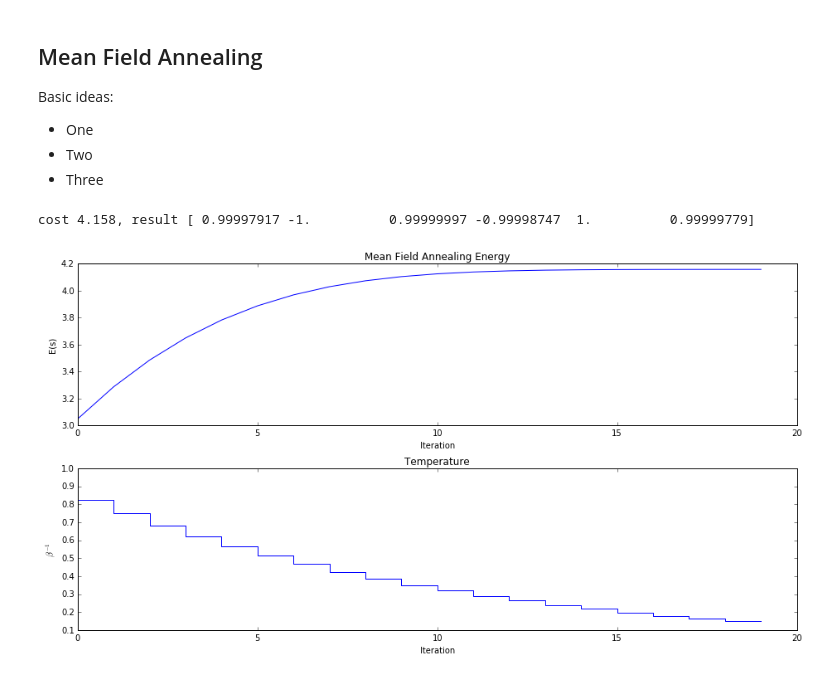
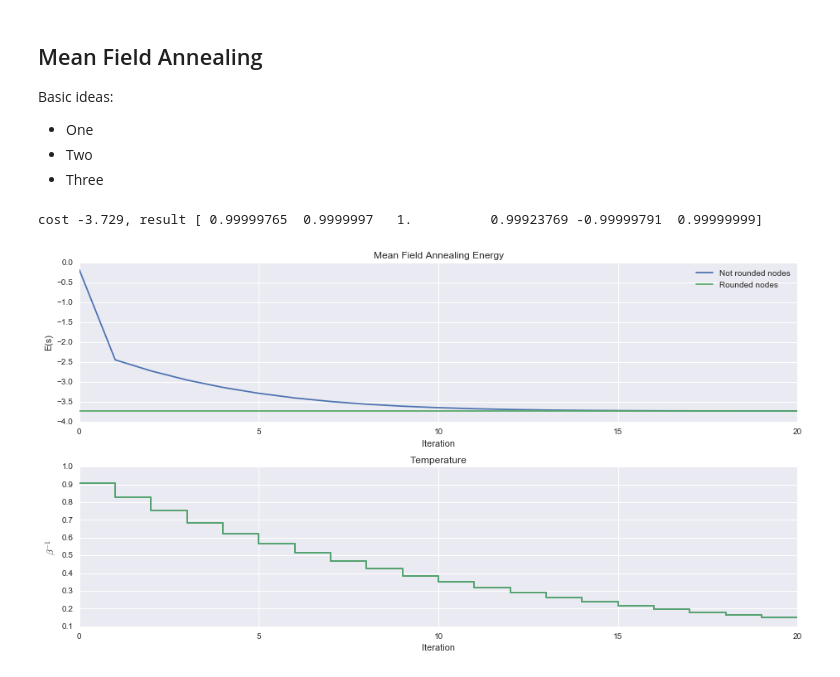
Before and after one commit to danijar/course-machine-intelligence-2, a Jupyter notebook: EX9/EX9-TheNebenhoerers.ipynb, the cells around one changed output. Drawn from its saved outputs; the diff is of its cells as text; code cells hidden in the pictures.

```diff
--- a/EX9/EX9-TheNebenhoerers.ipynb
+++ b/EX9/EX9-TheNebenhoerers.ipynb
@@ -81,6 +81,8 @@ class Annealing:
         self._init_random()
         costs, betas = [], []
         state = self._initial_state(weight.shape[0])
+        costs.append(self._energy(state, weight))
+        betas.append(beta)
         for _ in range(epochs):
             state = self._update(state, weight, beta, **kwargs)
             costs.append(self._energy(state, weight))
@@ -117,6 +119,11 @@ Example:
 ![](https://upload.wikimedia.org/wikipedia/commons/d/d5/Hill_Climbing_with_Simulated_Annealing.gif)
 # %%
 class SimulatedAnnealing(Annealing):
+
+    def __init__(self, epsilon=1e-5, **kwargs):
+        super().__init__(**kwargs)
+        self._epsilon = epsilon
+        self._conv_iters = []
 
     def _update(self, state, weight, beta, iters=1):
         for _ in range(iters):
@@ -124,7 +131,7 @@ class SimulatedAnnealing(Annealing):
             delta_energy = -2 * self._local_energy(state, weight, node)
             probability = self._probability(delta_energy, beta)
             if self._random.rand() < probability:
-                state[node] *= -1
+                state[node] *=  -1
         return state
 
     @staticmethod
@@ -213,35 +220,55 @@ Basic ideas:
 # %%
 class MeanFieldAnnealing(Annealing):
 
     def __init__(self, epsilon=1e-5, **kwargs):
         super().__init__(**kwargs)
         self._epsilon = epsilon
+        self._conv_iters = []
+        self._states = []
 
     def _update(self, state, weight, beta):
         history = collections.deque(maxlen=2)
+        iters = 0
+        if len(self._states) == 0:
+            state_r = [-1 if x <= 0 else 1 for x in state]
+            self._states.append(self._energy(state_r, weight))
         while not self._convergence(history):
             field = -np.dot(weight, state)
             state = np.tanh(-beta * field)
             history.append(field)
+            iters += 1
+        state_r = [-1 if x <= 0 else 1 for x in state]
+        self._states.append(self._energy(state_r, weight))
+        self._conv_iters.append(iters)
         return state
+
+    @property
+    def iterations(self):
+        return self._conv_iters
+
+    def _initial_state(self, length):
+        return 2 * self._random.rand(length) - 1
 
     def _convergence(self, history):
         if len(history) < 2:
             return False
         change = np.absolute(history[0]) - np.absolute(history[1])
         return (np.absolute(change) < self._epsilon).all()
 
 
 def main():
     weight = random_weight(6)
-    annealing = MeanFieldAnnealing()
+    annealing = MeanFieldAnnealing(seed=0, epsilon=1e-5)
+    state, costs, betas = annealing(weight, epochs=20, beta=1.1, tau=1.1)
+    iters_mean = annealing.iterations  # plot iters_mean ?
+    print('cost {:5.3f}, result {}'.format(costs[-1], state))
     plot = EnergyPlot('Mean Field Annealing')
-    state, costs, betas = annealing(weight, epochs=20, beta=1.1, tau=1.1)
-    plot(costs, betas)
-    print('cost {:5.3f}, result {}'.format(costs[-1], state))
+    plot(costs, betas, 'Not rounded nodes')
+    plot(annealing._states, betas, 'Rounded nodes')
+#     plot.ax[0].plot(annealing._states, label='Rounded', color='green')
     plot.show()
 
 main()
 # %% [output]
-cost 4.158, result [ 0.99997917 -1.          0.99999997 -0.99998747  1.          0.99999779]
+cost -3.729, result [ 0.99999765  0.9999997   1.          0.99923769 -0.99999791  0.99999999]
-[figure, old version]
+[figure, new version]
```
Also changed, not shown: parts of 3 cells of this notebook.
